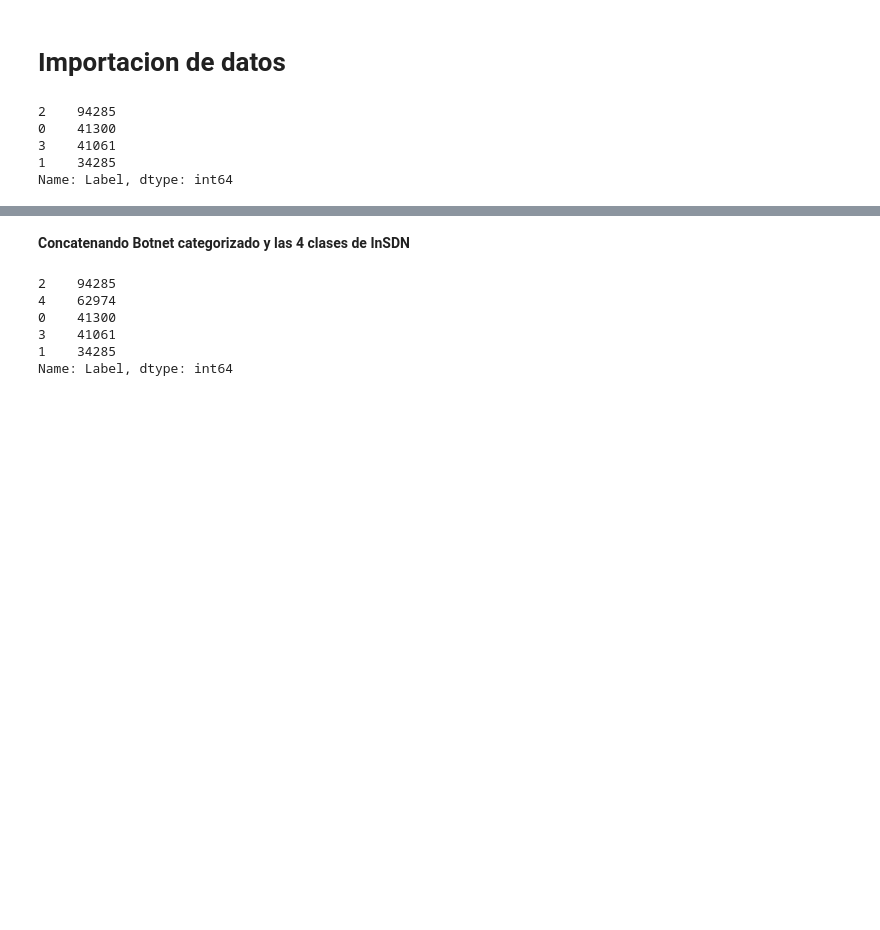
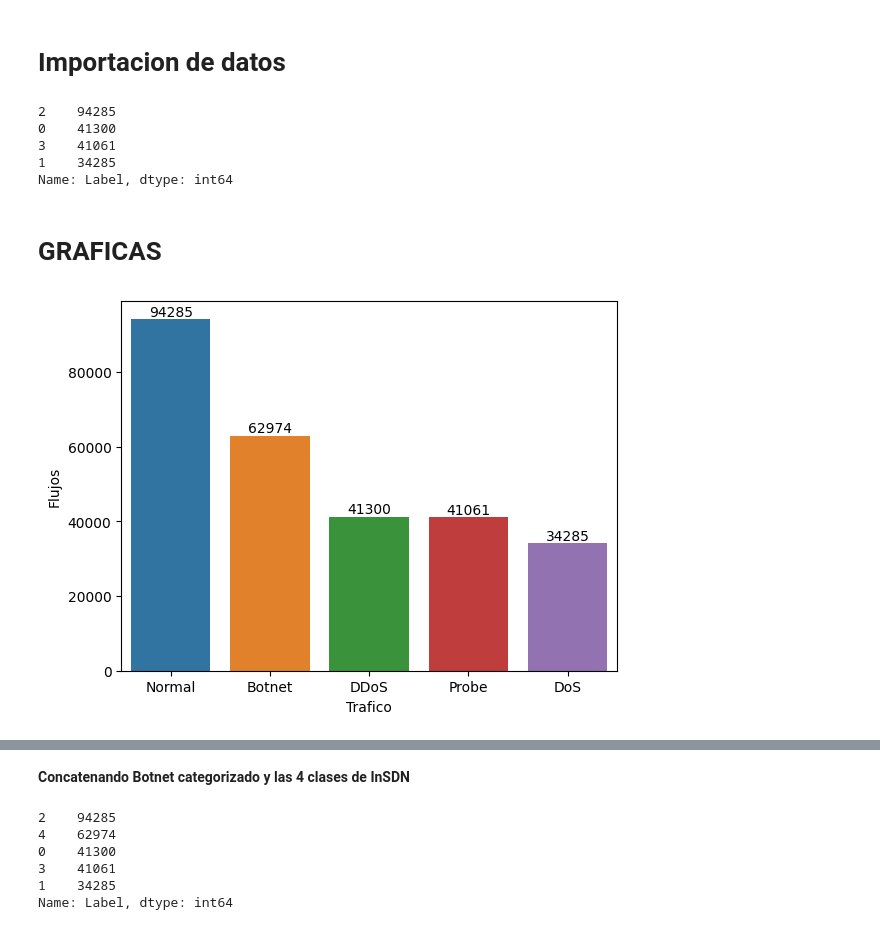
Before and after one commit to soyMA05/Clasiffication_TrafficSDN2, a Jupyter notebook: Fase3/balanceo.ipynb, the cells around one changed output, grey strips where cells are left out. Cells and saved outputs as stored; diff of their text form; code cells hidden in the pictures; blank space fills up the shorter version.

Commit message:
balanceo de 5 clases de trafico IP

```diff
--- a/Fase3/balanceo.ipynb
+++ b/Fase3/balanceo.ipynb
@@ -27,3 +27,16 @@ df_traffic.Label.value_counts()
 3    41061
 1    34285
 Name: Label, dtype: int64
+# %% [markdown]
+# GRAFICAS
+# %%
+df_traffic = pd.read_csv('../../araData/Z/5Clases_noCatLabel.csv', low_memory=False)
+# %%
+"""sumar clases"""
+cantidad = df_traffic['Label'].value_counts().rename_axis('Trafico').reset_index(name='Flujos')
+# %%
+ax = sns.barplot(x='Trafico', y='Flujos', data=cantidad)
+ax.bar_label(ax.containers[0])
+plt.savefig('CantidadTraficoSinCategorizar_sinBalanceo.png')
+# %% [output]
+[figure, added]
```
Also changed, not shown: parts of 2 cells of this notebook.
